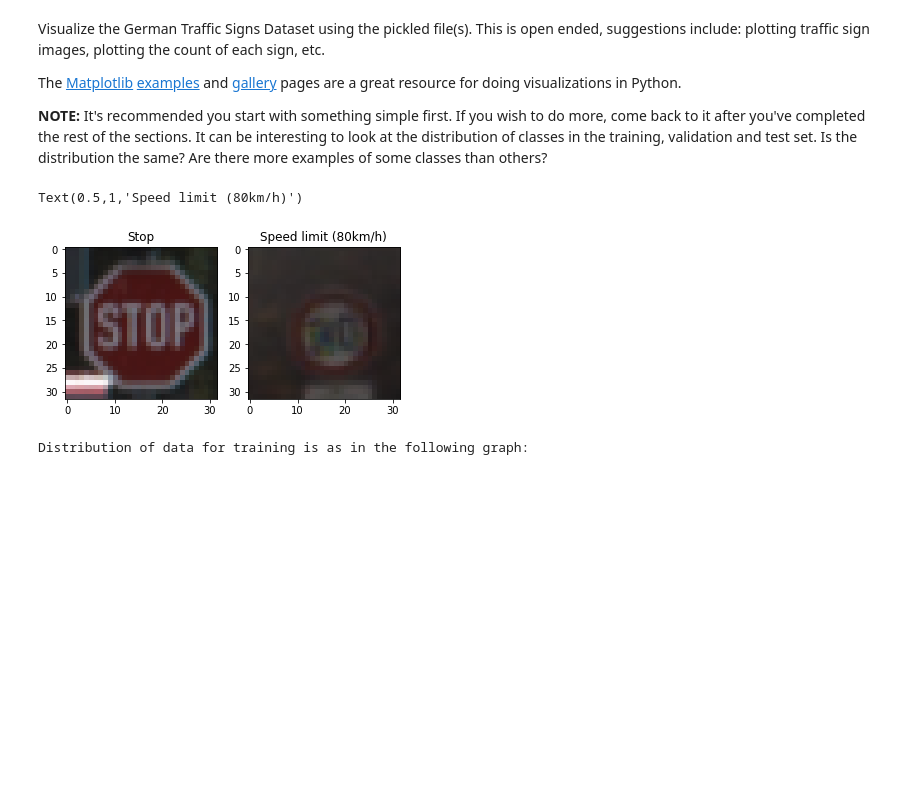
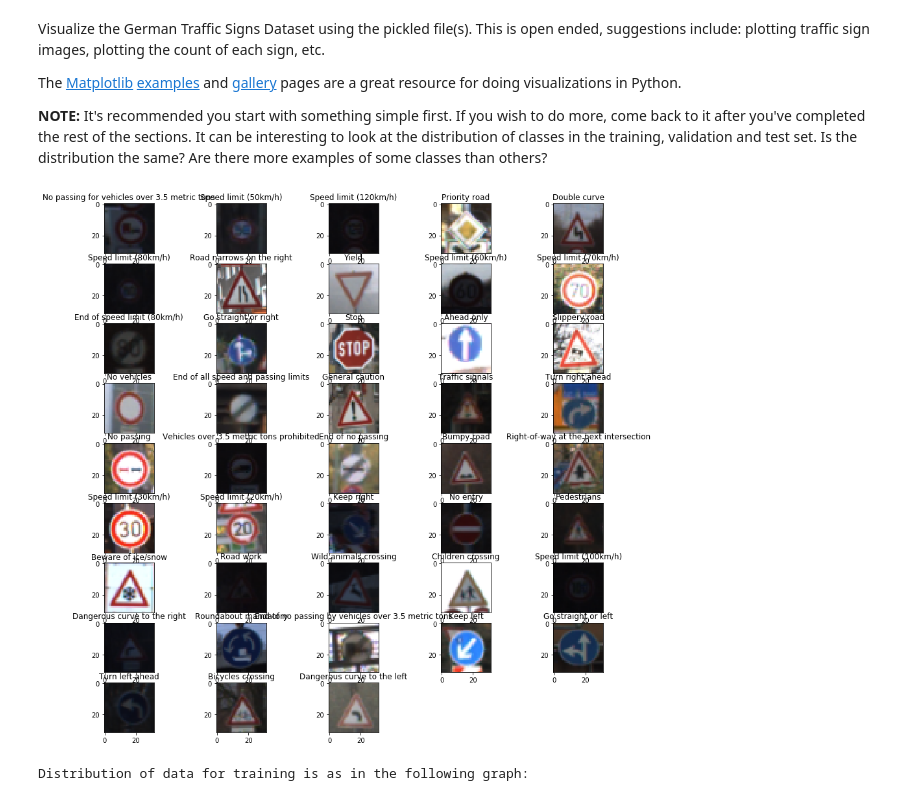
Before and after one commit to yz540/traffic-Sign-Classifier, a Jupyter notebook: Traffic_Sign_Classifier.ipynb, the cells around one changed output. Cells and saved outputs as stored; diff of their text form; code cells hidden in the pictures; blank space fills up the shorter version.

```diff
--- a/Traffic_Sign_Classifier.ipynb
+++ b/Traffic_Sign_Classifier.ipynb
@@ -99,25 +99,28 @@ The [Matplotlib](http://matplotlib.org/) [examples](http://matplotlib.org/exampl
 # %%
 ### Data exploration visualization code goes here.
 ### Feel free to use as many code cells as needed.
 import matplotlib.pyplot as plt
 import random
 import pandas as pd
+import math
 # Visualizations will be shown in the notebook.
 %matplotlib inline
 label_name = pd.Series.from_csv('signnames.csv', header=0).to_dict()
-f = plt.figure()
-index = random.randrange(n_train)
-sub1 = f.add_subplot(1, 2, 1)
-plt.imshow(X_train[index])
-sub1.set_title(label_name[y_train[index]])
-
-index = random.randrange(n_train)
-sub2 = f.add_subplot(1, 2, 2)
-plt.imshow(X_train[index])
-sub2.set_title(label_name[y_train[index]])
+labels = set()
+f = plt.figure(figsize=(15,15))
+### plot a random image of each class with its label as title
+i = 0
+while i < n_classes:
+    index = random.randrange(n_train)
+    label = y_train[index]
+    if label not in labels:
+        labels.add(label)
+        sub1 = f.add_subplot(math.ceil(n_classes / 5) , 5, i+1)
+        plt.imshow(X_train[index])
+        sub1.set_title(label_name[label])
+        i += 1
 # %% [output]
-Text(0.5,1,'Speed limit (80km/h)')
-[figure, old version]
+[figure, new version]
 # %%
 ### get the distribution of data for each class
 distribution = dict()
```
Also changed, not shown: parts of 10 cells of this notebook.
